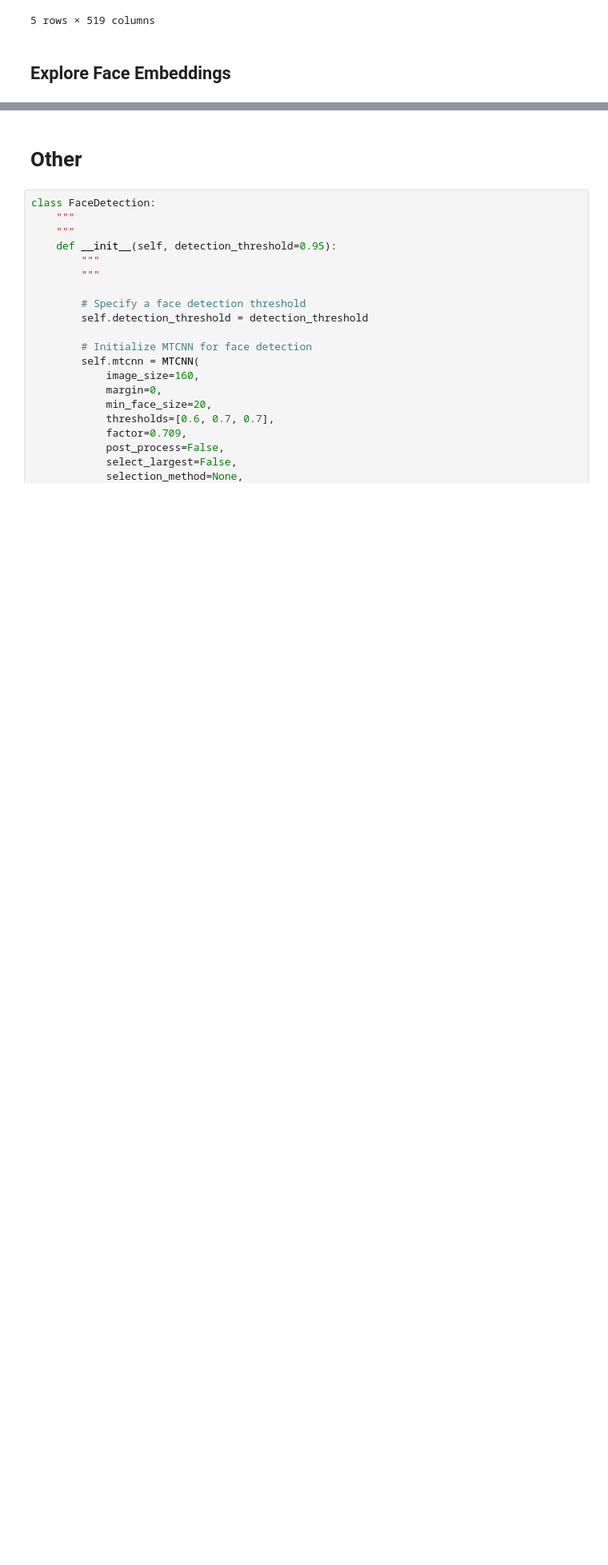
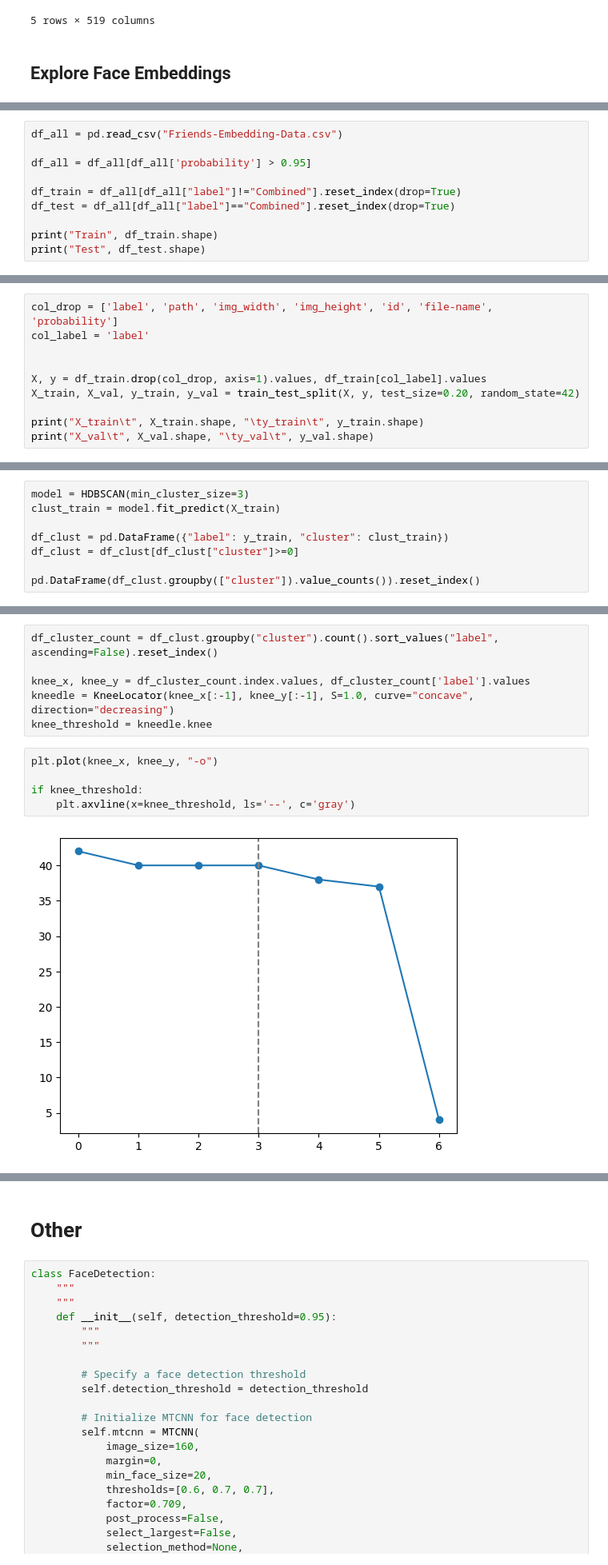
Before and after one commit to sievertsm/face-grouping, a Jupyter notebook: FaceDetection-facenet.ipynb, the cells around one changed output, grey strips where cells are left out. Shown at 80% size. Saved outputs shown, nothing was run; the diff lists cells and outputs as text; blank space fills up the shorter version.

Commit message:
Started HDBSCAN clustering

```diff
--- a/FaceDetection-facenet.ipynb
+++ b/FaceDetection-facenet.ipynb
@@ -139,0 +144,10 @@ df_all.head()
+# %%
+df_all = pd.read_csv("Friends-Embedding-Data.csv")
+
+df_all = df_all[df_all['probability'] > 0.95]
+
+df_train = df_all[df_all["label"]!="Combined"].reset_index(drop=True)
+df_test = df_all[df_all["label"]=="Combined"].reset_index(drop=True)
+
+print("Train", df_train.shape)
+print("Test", df_test.shape)
@@ -139,0 +157,10 @@ df_all.head()
+# %%
+col_drop = ['label', 'path', 'img_width', 'img_height', 'id', 'file-name', 'probability']
+col_label = 'label'
+
+
+X, y = df_train.drop(col_drop, axis=1).values, df_train[col_label].values
+X_train, X_val, y_train, y_val = train_test_split(X, y, test_size=0.20, random_state=42)
+
+print("X_train\t", X_train.shape, "\ty_train\t", y_train.shape)
+print("X_val\t", X_val.shape, "\ty_val\t", y_val.shape)
@@ -139,0 +170,8 @@ df_all.head()
+# %%
+model = HDBSCAN(min_cluster_size=3)
+clust_train = model.fit_predict(X_train)
+
+df_clust = pd.DataFrame({"label": y_train, "cluster": clust_train})
+df_clust = df_clust[df_clust["cluster"]>=0]
+
+pd.DataFrame(df_clust.groupby(["cluster"]).value_counts()).reset_index()
@@ -139,0 +189,13 @@ df_all.head()
+# %%
+df_cluster_count = df_clust.groupby("cluster").count().sort_values("label", ascending=False).reset_index()
+
+knee_x, knee_y = df_cluster_count.index.values, df_cluster_count['label'].values
+kneedle = KneeLocator(knee_x[:-1], knee_y[:-1], S=1.0, curve="concave", direction="decreasing")
+knee_threshold = kneedle.knee
+# %%
+plt.plot(knee_x, knee_y, "-o")
+
+if knee_threshold:
+    plt.axvline(x=knee_threshold, ls='--', c='gray')
+# %% [output]
+[figure, added]
```
Also changed, not shown: parts of 8 cells of this notebook.
